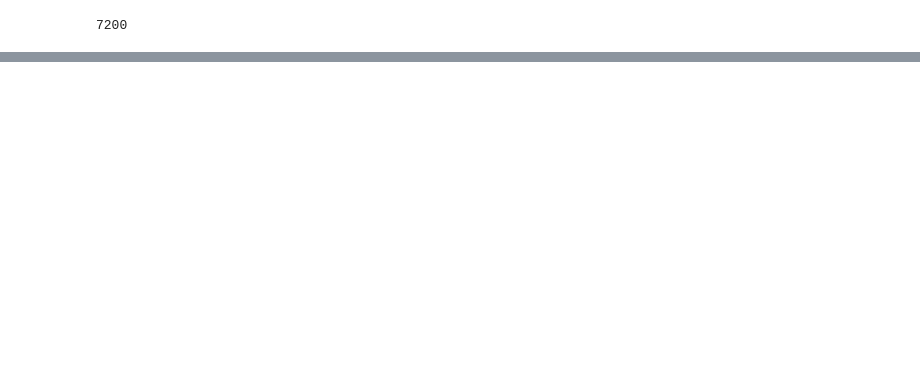
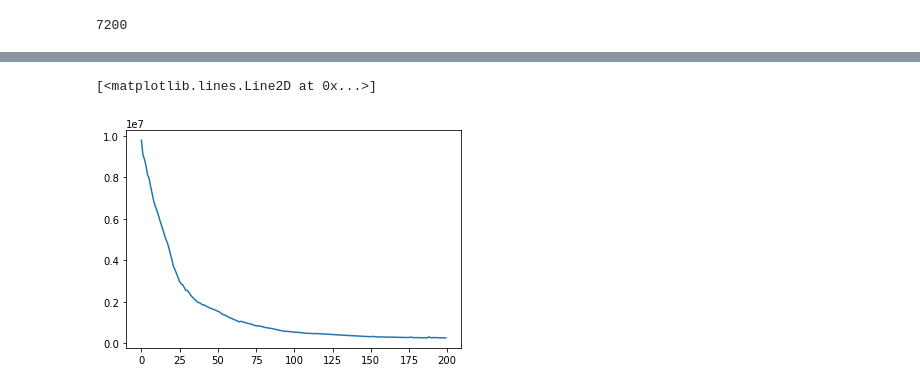
Before and after one commit to Ale-Ba2lero/Multimodal-Emotion-Analysis, a Jupyter notebook: src/Face_Emotion_MVAE.ipynb, the cells around one changed output, grey strips where cells are left out. Drawn from its saved outputs; the diff is of its cells as text; code cells hidden in the pictures; blank space fills up the shorter version.

```diff
--- a/src/Face_Emotion_MVAE.ipynb
+++ b/src/Face_Emotion_MVAE.ipynb
@@ -48,20 +58,4 @@ class Swish(nn.Module):
 
 def swish(x):
     return x * torch.sigmoid(x)
-# %%
-class ProductOfExperts(nn.Module):
-    """
-    Return parameters for product of independent experts.
-    See https://arxiv.org/pdf/1410.7827.pdf for equations.
-
-    @param loc: M x D for M experts
-    @param scale: M x D for M experts
-    """
-    def forward(self, loc, scale, eps=1e-8, use_cuda=True):
-        scale = scale + eps # numerical constant for stability
-        # precision of i-th Gaussian expert (T = 1/sigma^2)
-        T = 1. / scale
-        product_loc = torch.sum(loc * T, dim=0) / torch.sum(T, dim=0)
-        product_scale = 1. / torch.sum(T, dim=0)
-        return product_loc, product_scale
 # %%
@@ -159,17 +164,17 @@ class EmotionEncoder(nn.Module):
     """
     def __init__(self, z_dim, use_cuda=True):
         super(EmotionEncoder, self).__init__()
-        self.net = nn.Linear(NUM_CLASSES, 32)
+        self.net = nn.Linear(NUM_CLASSES, 512)
 
         self.z_loc_layer = nn.Sequential(
-            nn.Linear(32, 32),
+            nn.Linear(512, 512),
             Swish(),
-            nn.Linear(32, z_dim))
+            nn.Linear(512, z_dim))
 
         self.z_scale_layer = nn.Sequential(
-            nn.Linear(32, 32),
+            nn.Linear(512, 512),
             Swish(),
-            nn.Linear(32, z_dim))
+            nn.Linear(512, z_dim))
         self.z_dim = z_dim
 
     def forward(self, emocat):
@@ -190,18 +195,18 @@ class EmotionDecoder(nn.Module):
     def __init__(self, z_dim):
         super(EmotionDecoder, self).__init__()
         self.net = nn.Sequential(
-            nn.Linear(z_dim, 32),
+            nn.Linear(z_dim, 512),
             Swish())
 
         self.emotion_loc_layer = nn.Sequential(
-            nn.Linear(32, 32),
+            nn.Linear(512, 512),
             Swish(),
-            nn.Linear(32, NUM_CLASSES))
+            nn.Linear(512, NUM_CLASSES))
 
         self.emotion_scale_layer = nn.Sequential(
-            nn.Linear(32, 32),
+            nn.Linear(512, 512),
             Swish(),
-            nn.Linear(32, NUM_CLASSES))
+            nn.Linear(512, NUM_CLASSES))
 
     def forward(self, z):
         #batch_size = z.size(0)
@@ -230,8 +235,8 @@ class MVAE(nn.Module):
         self.z_dim = z_dim
         self.img_size = img_size
         self.experts = ProductOfExperts()
-        self.image_encoder = ImageEncoder(z_dim, img_size)
-        self.image_decoder = ImageDecoder(z_dim, img_size)
+        self.image_encoder = ImageEncoder(z_dim)
+        self.image_decoder = ImageDecoder(z_dim)
         self.emotion_encoder = EmotionEncoder(z_dim)
         self.emotion_decoder = EmotionDecoder(z_dim)
 
@@ -397,7 +402,7 @@ pyro.clear_param_store()
 class Args:
     learning_rate = 1e-5
     weight_decay = 1e-6
-    num_epochs = 50 #500
+    num_epochs = 200 #500
     z_dim = DEFAULT_Z_DIM
     img_size = IMG_SIZE
     seed = 30
@@ -463 +468,6 @@ plt.show()
+# %%
+plt.plot(train_elbo)
+# %% [output]
+[<matplotlib.lines.Line2D at 0x...>]
+[figure, added]
 # %%
```
Also changed, not shown: parts of 10 cells of this notebook.
